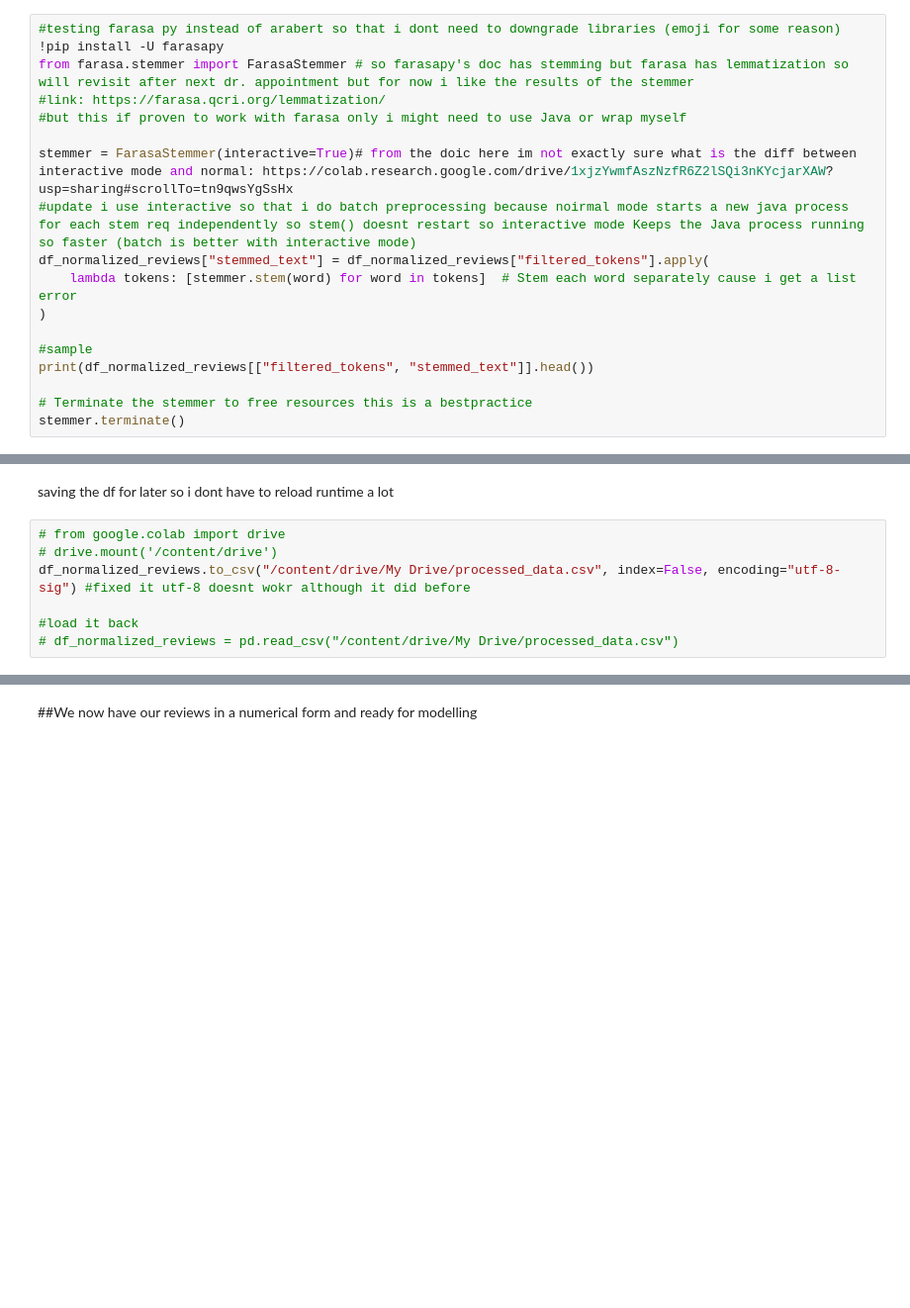
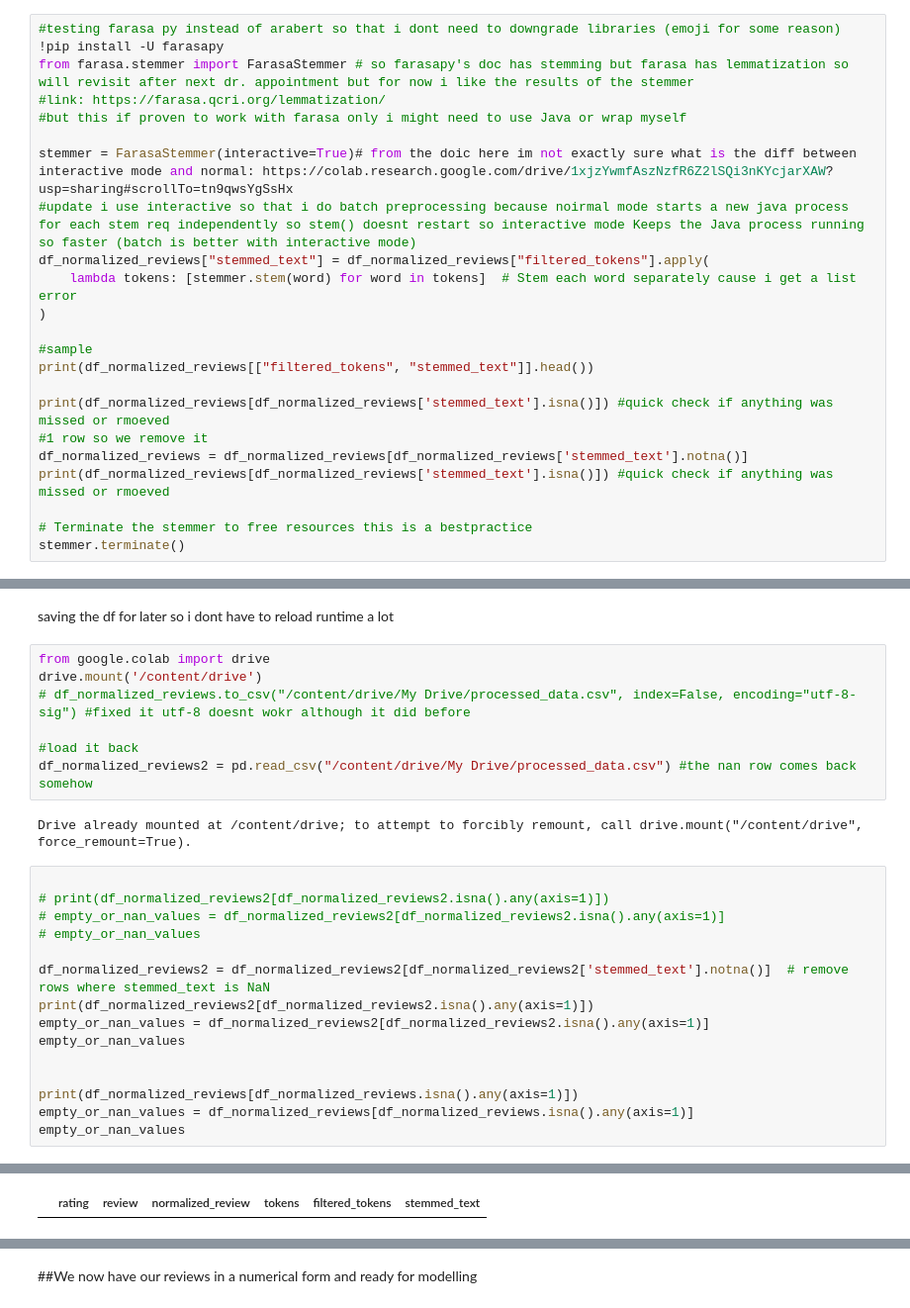
Before and after one commit to HussainBadreddeen/AutoML_Thesis, a Jupyter notebook: hard_dataset_preprocessing.ipynb, the cells around one changed output, grey strips where cells are left out. Shown at 99% size. Cells and saved outputs as stored; diff of their text form; blank space fills up the shorter version.

```diff
--- a/hard_dataset_preprocessing.ipynb
+++ b/hard_dataset_preprocessing.ipynb
@@ -656,6 +656,11 @@ df_normalized_reviews["stemmed_text"] = df_normalized_reviews["filtered_tokens"]
 #sample
 print(df_normalized_reviews[["filtered_tokens", "stemmed_text"]].head())
 
+print(df_normalized_reviews[df_normalized_reviews['stemmed_text'].isna()]) #quick check if anything was missed or rmoeved
+#1 row so we remove it
+df_normalized_reviews = df_normalized_reviews[df_normalized_reviews['stemmed_text'].notna()]
+print(df_normalized_reviews[df_normalized_reviews['stemmed_text'].isna()]) #quick check if anything was missed or rmoeved
+
 # Terminate the stemmer to free resources this is a bestpractice
 stemmer.terminate()
 # %% [output]
@@ -712,9 +723,27 @@ Total unique words before TF-IDF: 71030
 # %% [markdown]
 saving the df for later so i dont have to reload runtime a lot
 # %%
-# from google.colab import drive
-# drive.mount('/content/drive')
-df_normalized_reviews.to_csv("/content/drive/My Drive/processed_data.csv", index=False, encoding="utf-8-sig") #fixed it utf-8 doesnt wokr although it did before
+from google.colab import drive
+drive.mount('/content/drive')
+# df_normalized_reviews.to_csv("/content/drive/My Drive/processed_data.csv", index=False, encoding="utf-8-sig") #fixed it utf-8 doesnt wokr although it did before
 
 #load it back
-# df_normalized_reviews = pd.read_csv("/content/drive/My Drive/processed_data.csv")
+df_normalized_reviews2 = pd.read_csv("/content/drive/My Drive/processed_data.csv") #the nan row comes back somehow
+# %% [output]
+Drive already mounted at /content/drive; to attempt to forcibly remount, call drive.mount("/content/drive", force_remount=True).
+# %%
+
+# print(df_normalized_reviews2[df_normalized_reviews2.isna().any(axis=1)])
+# empty_or_nan_values = df_normalized_reviews2[df_normalized_reviews2.isna().any(axis=1)]
+# empty_or_nan_values
+
+df_normalized_reviews2 = df_normalized_reviews2[df_normalized_reviews2['stemmed_text'].notna()]  # remove rows where stemmed_text is NaN
+print(df_normalized_reviews2[df_normalized_reviews2.isna().any(axis=1)])
+empty_or_nan_values = df_normalized_reviews2[df_normalized_reviews2.isna().any(axis=1)]
+empty_or_nan_values
+
+
+print(df_normalized_reviews[df_normalized_reviews.isna().any(axis=1)])
+empty_or_nan_values = df_normalized_reviews[df_normalized_reviews.isna().any(axis=1)]
+empty_or_nan_values
+# %% [output]
@@ -721 +756,2 @@ df_normalized_reviews.to_csv("/content/drive/My Drive/processed_data.csv", index
+|  | rating | review | normalized_review | tokens | filtered_tokens | stemmed_text |
 # %% [markdown]
```
Also changed, not shown: parts of 7 cells of this notebook.
